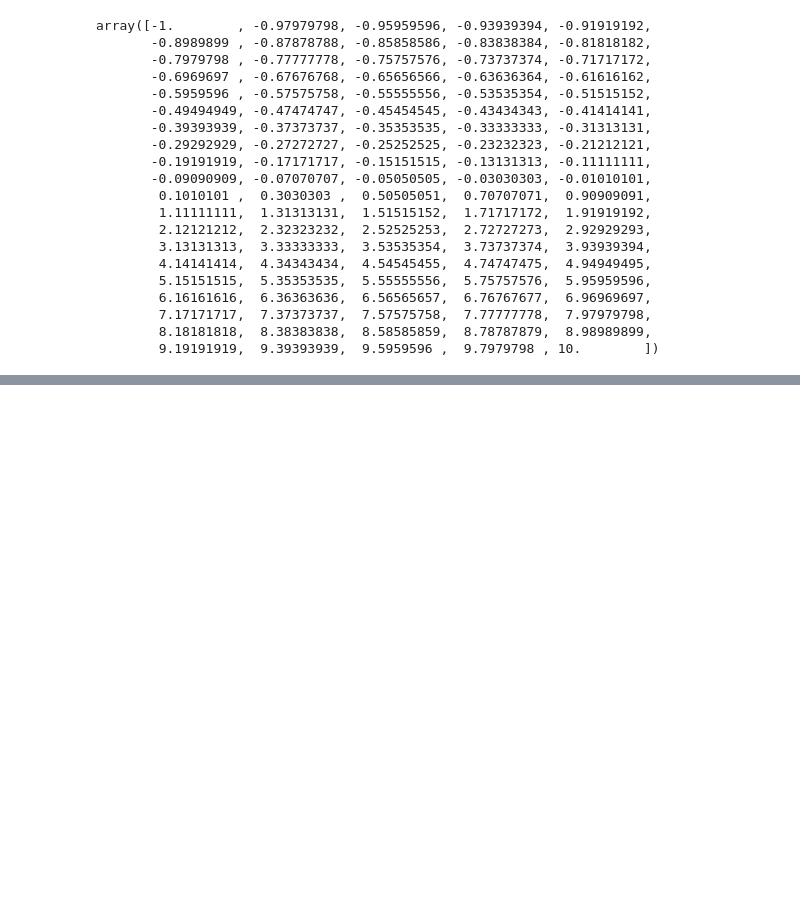
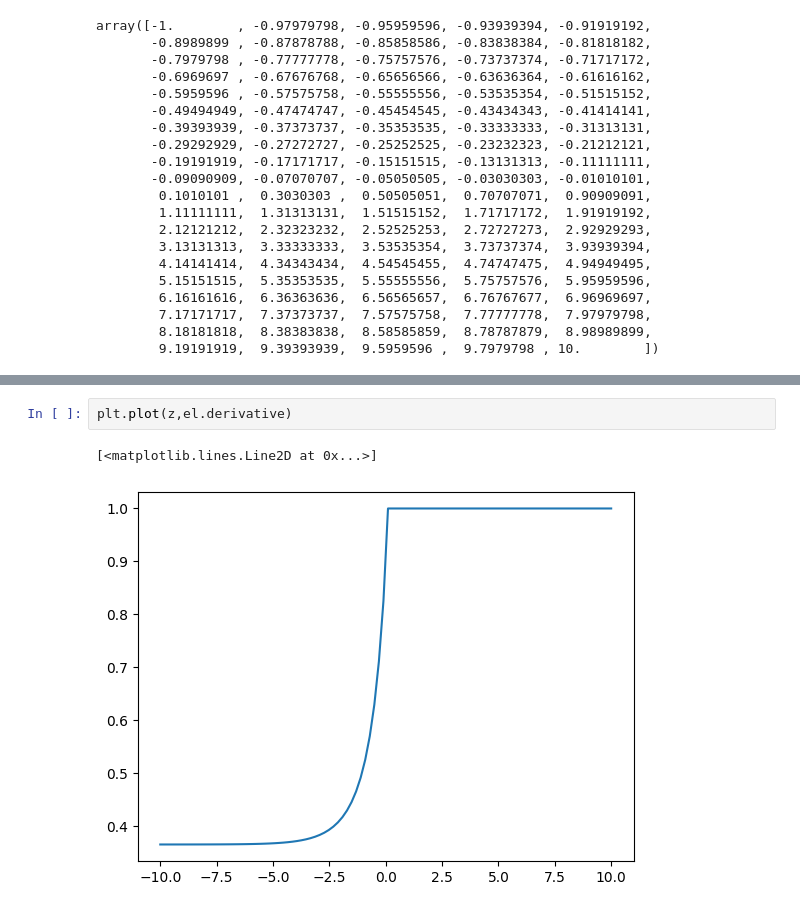
Before and after one commit to abdourahmanekamara/datascience-portofolio, a Jupyter notebook: activation-functions.ipynb, the cells around one changed output, grey strips where cells are left out. Saved outputs shown, nothing was run; the diff lists cells and outputs as text; blank space fills up the shorter version.

```diff
--- a/activation-functions.ipynb
+++ b/activation-functions.ipynb
@@ -396,0 +489,5 @@ plt.plot(z,l.derivative)
+# %%
+plt.plot(z,el.derivative)
+# %% [output]
+[<matplotlib.lines.Line2D at 0x...>]
+[figure, added]
```
Also changed, not shown: parts of 10 cells of this notebook, 3 other files.
